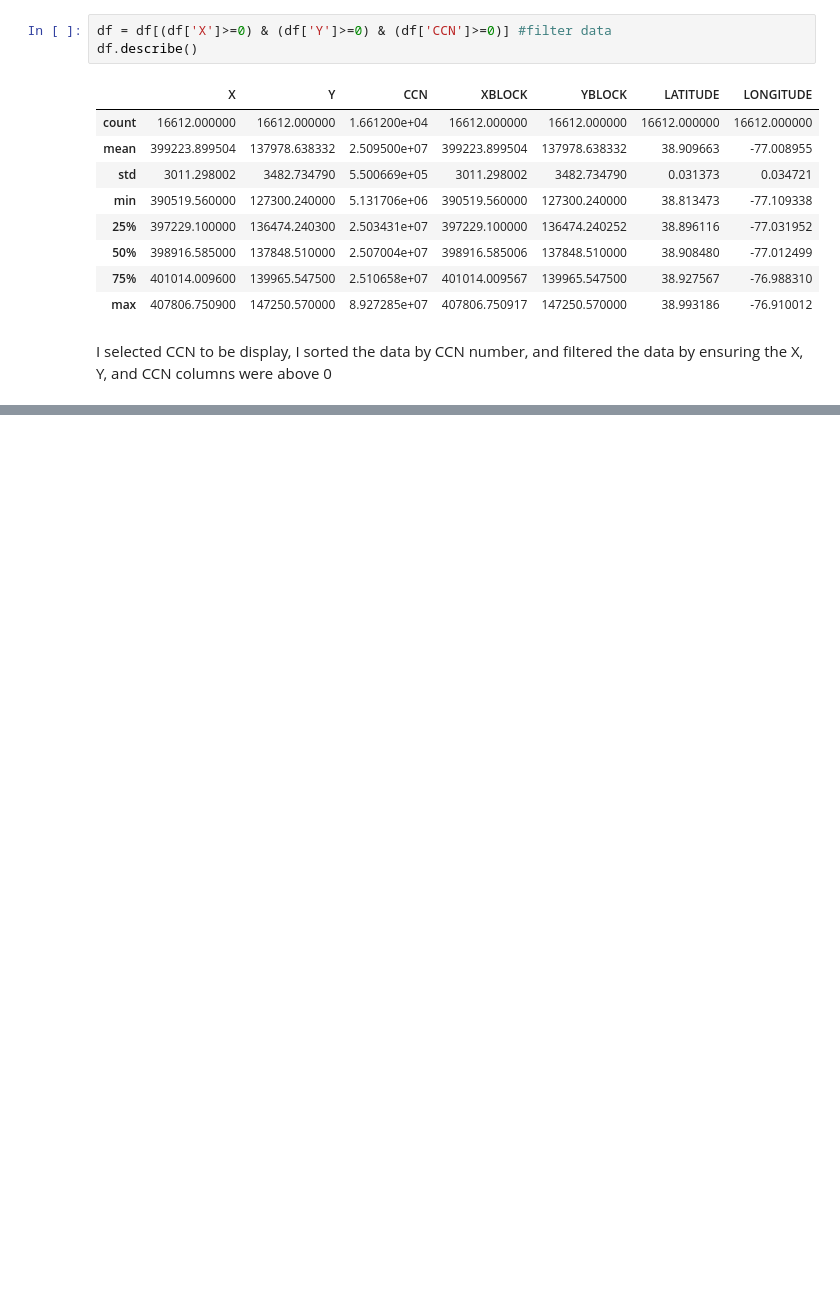
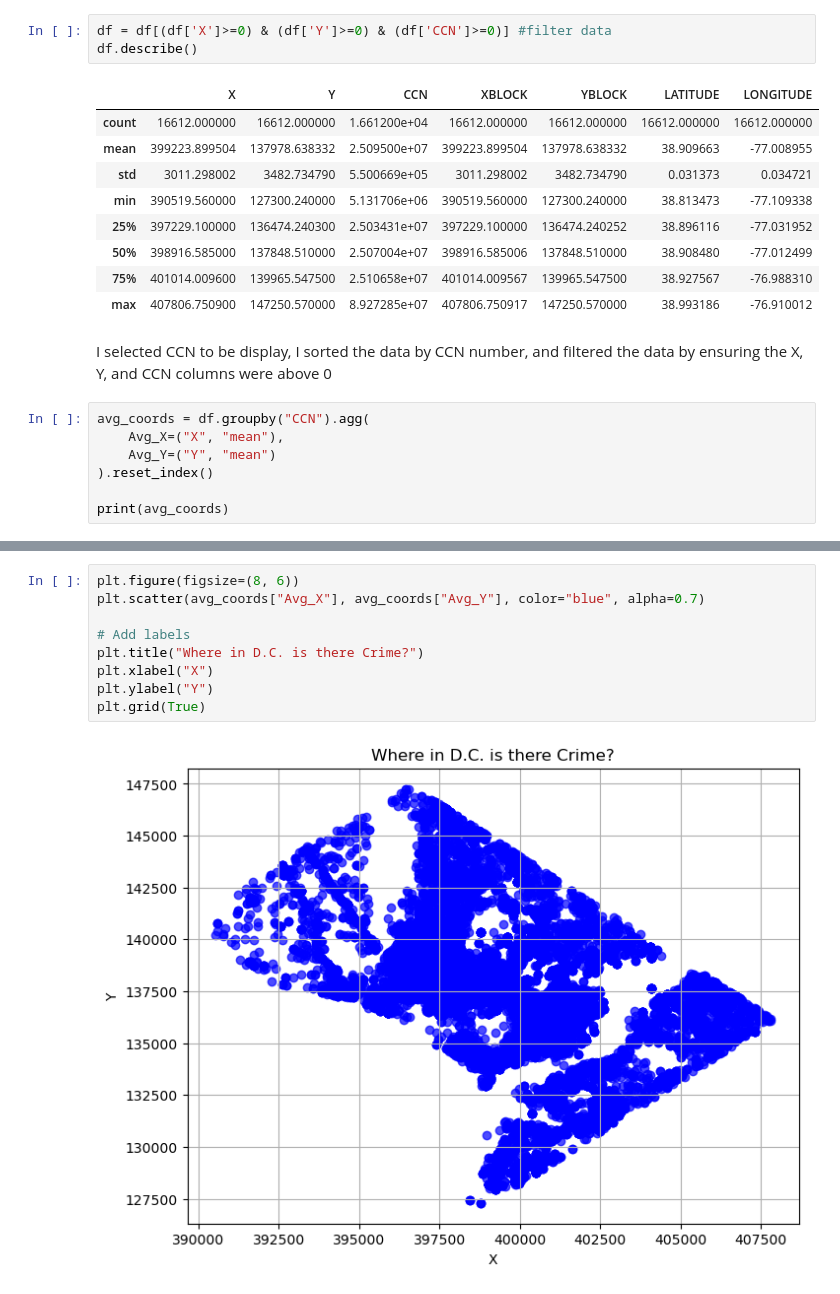
Before and after one commit to clark4jw/IA-340-Fall2025, a Jupyter notebook: lab2.ipynb, the cells around one changed output, grey strips where cells are left out. Drawn from its saved outputs; the diff is of its cells as text; blank space fills up the shorter version.

```diff
--- a/lab2.ipynb
+++ b/lab2.ipynb
@@ -160,3 +161,10 @@ df.describe()
 | max | 407806.750900 | 147250.570000 | 8.927285e+07 | 407806.750917 | 147250.570000 | 38.993186 | -76.910012 |
 # %% [markdown]
 I selected CCN to be display, I sorted the data by CCN number, and filtered the data by ensuring the X, Y, and CCN columns were above 0
+# %%
+avg_coords = df.groupby("CCN").agg(
+    Avg_X=("X", "mean"),
+    Avg_Y=("Y", "mean")
+).reset_index()
+
+print(avg_coords)
@@ -162,0 +186,11 @@ I selected CCN to be display, I sorted the data by CCN number, and filtered the
+# %%
+plt.figure(figsize=(8, 6))
+plt.scatter(avg_coords["Avg_X"], avg_coords["Avg_Y"], color="blue", alpha=0.7)
+
+# Add labels
+plt.title("Where in D.C. is there Crime?")
+plt.xlabel("X")
+plt.ylabel("Y")
+plt.grid(True)
+# %% [output]
+[figure, added]
```
Also changed, not shown: parts of 5 cells of this notebook.
